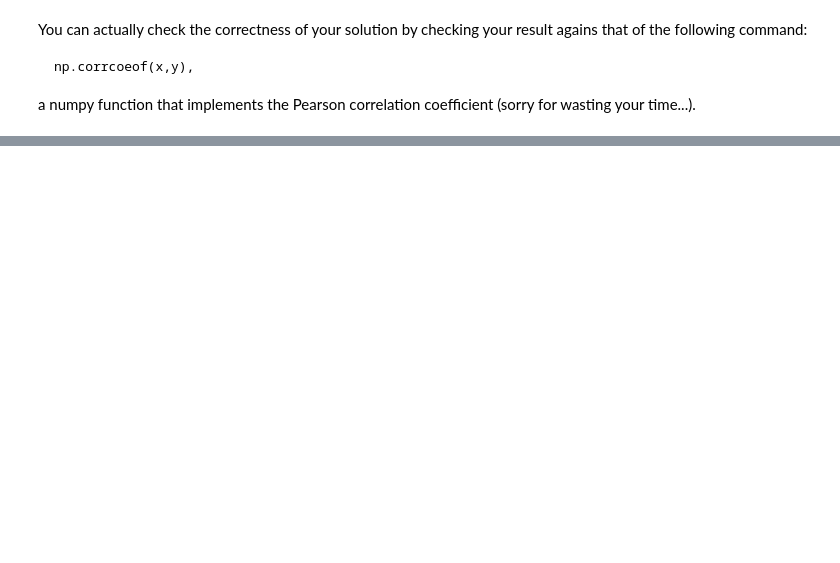
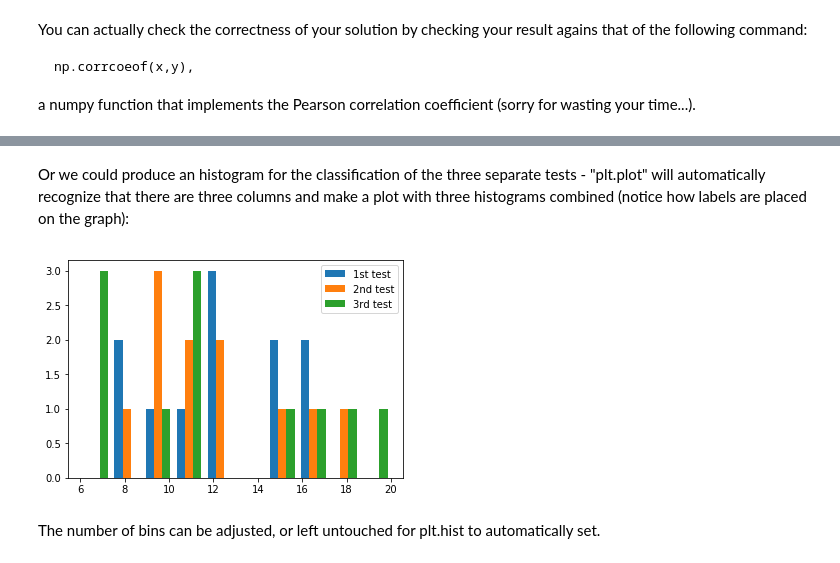
Before and after one commit to pjmartel/python-for-scientists, a Jupyter notebook: Introduction_to_numpy.ipynb, the cells around one changed output, grey strips where cells are left out. Saved outputs shown, nothing was run; the diff lists cells and outputs as text; code cells hidden in the pictures; blank space fills up the shorter version.

```diff
--- a/Introduction_to_numpy.ipynb
+++ b/Introduction_to_numpy.ipynb
@@ -575,0 +539,9 @@ np.cov(x,y)[0,1]
+# %% [markdown]
+Or we could produce an histogram for the classification of the three separate tests - "plt.plot" will automatically recognize that there are three columns and make a plot with three histograms combined (notice how labels are placed on the graph):
+# %%
+plt.hist(grades, label=("1st test","2nd test","3rd test"))
+plt.legend();
+# %% [output]
+[figure, added]
+# %% [markdown]
+The number of bins can be adjusted, or left untouched for plt.hist to automatically set.
```
Also changed, not shown: parts of 68 cells of this notebook.
